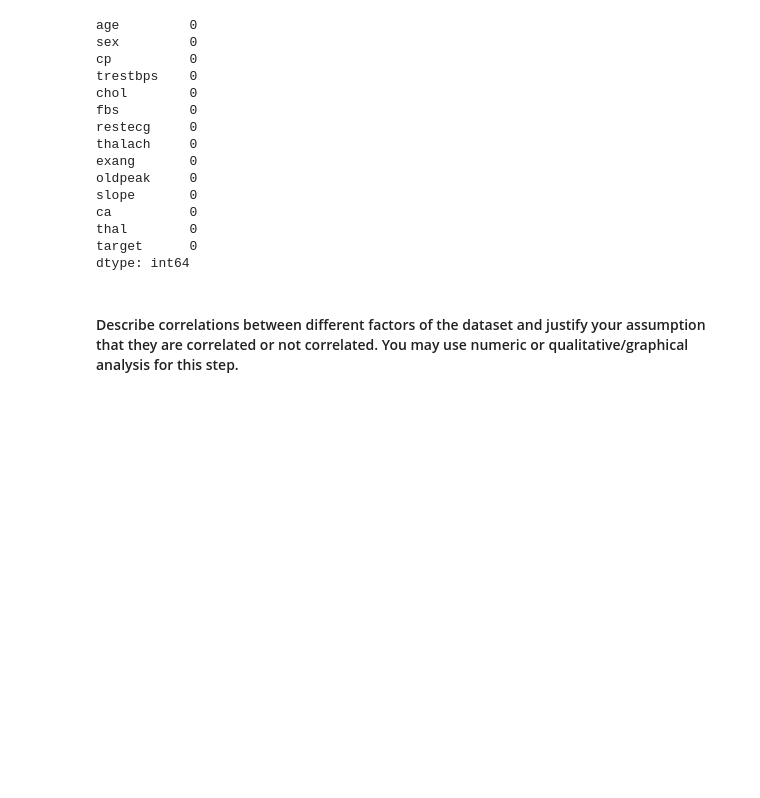
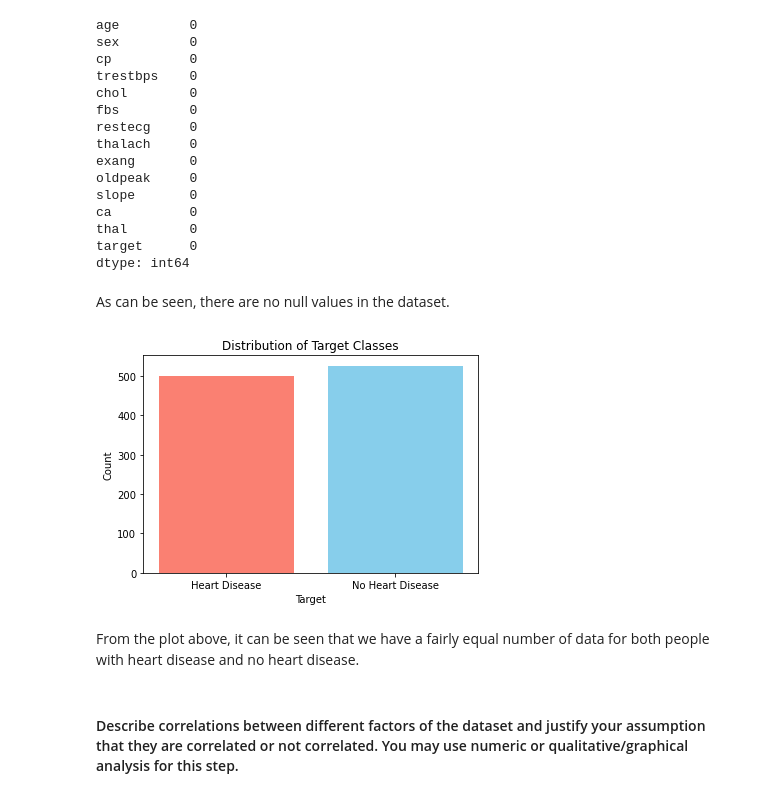
Before and after one commit to puneetsran/supervised_learning_project, a Jupyter notebook: supervised_learning_project.ipynb, the cells around one changed output. Drawn from its saved outputs; the diff is of its cells as text; code cells hidden in the pictures; blank space fills up the shorter version.

```diff
--- a/supervised_learning_project.ipynb
+++ b/supervised_learning_project.ipynb
@@ -107,6 +107,21 @@ ca          0
 thal        0
 target      0
 dtype: int64
+# %% [markdown]
+As can be seen, there are no null values in the dataset.
+# %%
+# Create a bar plot
+plt.figure(figsize=(6, 4))
+plt.bar(df['target'].value_counts().index, df['target'].value_counts().values, color=['skyblue', 'salmon'])
+plt.xlabel('Target')
+plt.ylabel('Count')
+plt.title('Distribution of Target Classes')
+plt.xticks(df['target'].value_counts().index, ['No Heart Disease', 'Heart Disease'])
+plt.show()
+# %% [output]
+[figure, added]
+# %% [markdown]
+From the plot above, it can be seen that we have a fairly equal number of data for both people with heart disease and no heart disease.
 # %% [markdown]
 #### Describe correlations between different factors of the dataset and justify your assumption that they are correlated or not correlated. You may use numeric or qualitative/graphical analysis for this step.
 # %%
```
Also changed, not shown: parts of 34 cells of this notebook, 7 other files.
